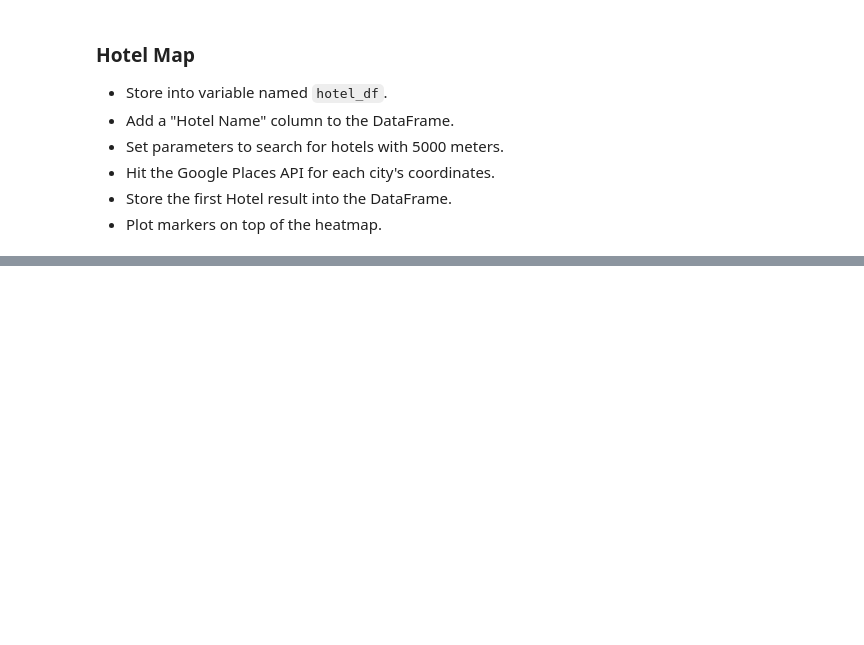
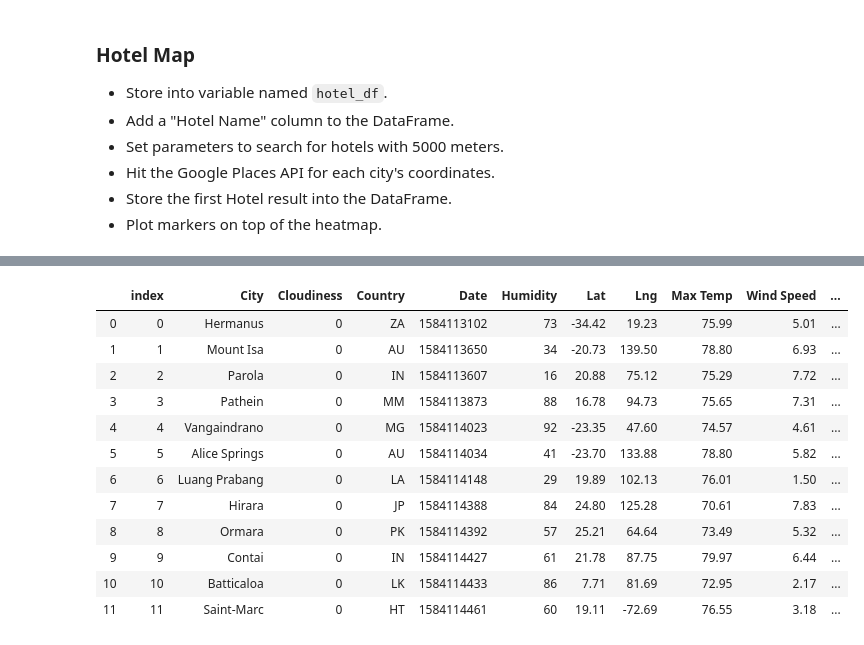
Before and after one commit to pi108/Python-API-Challenge, a Jupyter notebook: VacationPy.ipynb, the cells around one changed output, grey strips where cells are left out. Cells and saved outputs as stored; diff of their text form; code cells hidden in the pictures; blank space fills up the shorter version.

```diff
--- a/VacationPy.ipynb
+++ b/VacationPy.ipynb
@@ -147,0 +157,18 @@ my_good_weather_cities_df.head()
+# %%
+my_good_weather_cities_df = my_good_weather_cities_df.reset_index()
+# %%
+my_good_weather_cities_df.head(20)
+# %% [output]
+|  | index | City | Cloudiness | Country | Date | Humidity | Lat | Lng | Max Temp | Wind Speed | ... |
+| 0 | 0 | Hermanus | 0 | ZA | 1584113102 | 73 | -34.42 | 19.23 | 75.99 | 5.01 | ... |
+| 1 | 1 | Mount Isa | 0 | AU | 1584113650 | 34 | -20.73 | 139.50 | 78.80 | 6.93 | ... |
+| 2 | 2 | Parola | 0 | IN | 1584113607 | 16 | 20.88 | 75.12 | 75.29 | 7.72 | ... |
+| 3 | 3 | Pathein | 0 | MM | 1584113873 | 88 | 16.78 | 94.73 | 75.65 | 7.31 | ... |
+| 4 | 4 | Vangaindrano | 0 | MG | 1584114023 | 92 | -23.35 | 47.60 | 74.57 | 4.61 | ... |
+| 5 | 5 | Alice Springs | 0 | AU | 1584114034 | 41 | -23.70 | 133.88 | 78.80 | 5.82 | ... |
+| 6 | 6 | Luang Prabang | 0 | LA | 1584114148 | 29 | 19.89 | 102.13 | 76.01 | 1.50 | ... |
+| 7 | 7 | Hirara | 0 | JP | 1584114388 | 84 | 24.80 | 125.28 | 70.61 | 7.83 | ... |
+| 8 | 8 | Ormara | 0 | PK | 1584114392 | 57 | 25.21 | 64.64 | 73.49 | 5.32 | ... |
+| 9 | 9 | Contai | 0 | IN | 1584114427 | 61 | 21.78 | 87.75 | 79.97 | 6.44 | ... |
+| 10 | 10 | Batticaloa | 0 | LK | 1584114433 | 86 | 7.71 | 81.69 | 72.95 | 2.17 | ... |
+| 11 | 11 | Saint-Marc | 0 | HT | 1584114461 | 60 | 19.11 | -72.69 | 76.55 | 3.18 | ... |
```
Also changed, not shown: parts of 6 cells of this notebook, 14 other files.
